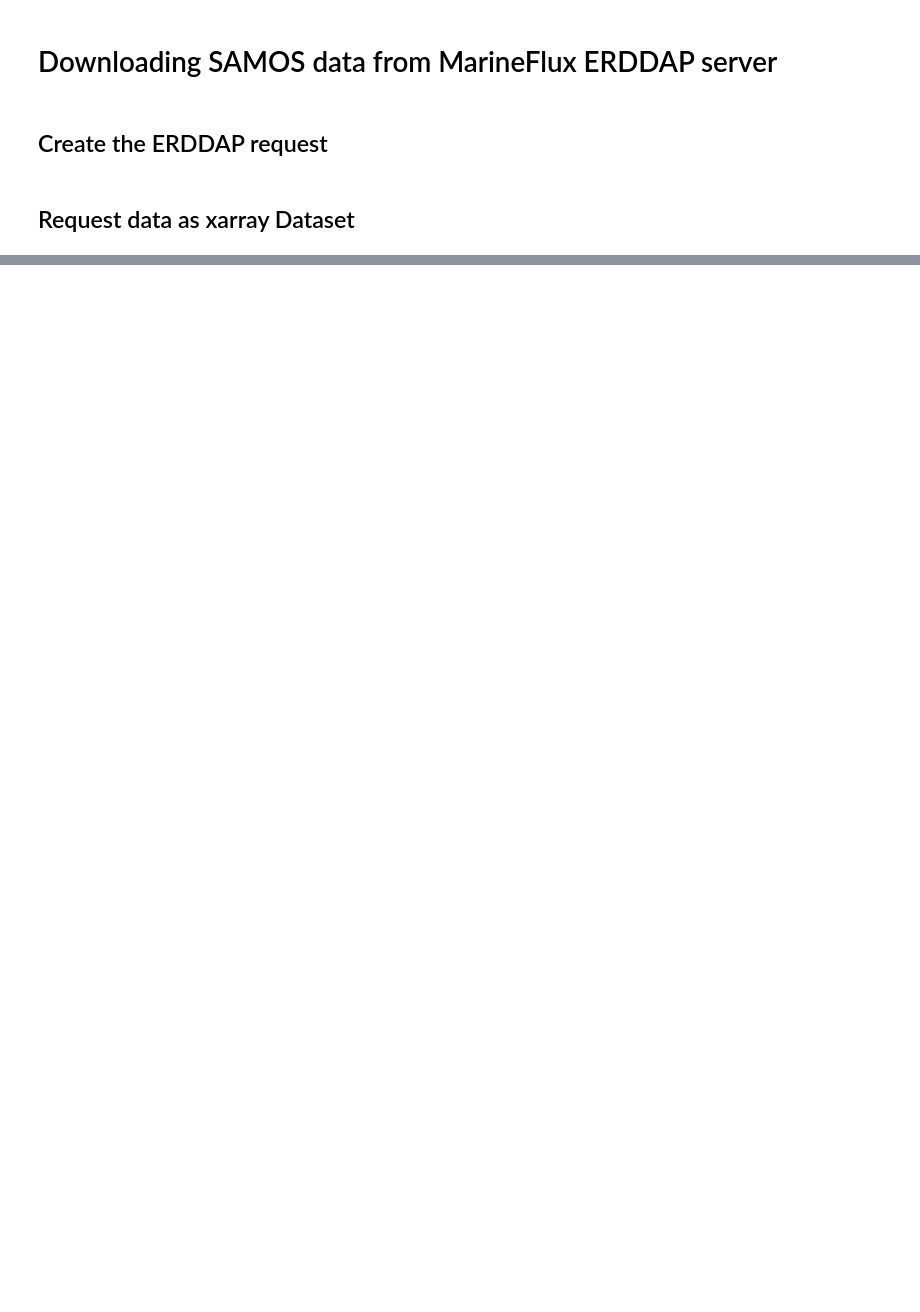
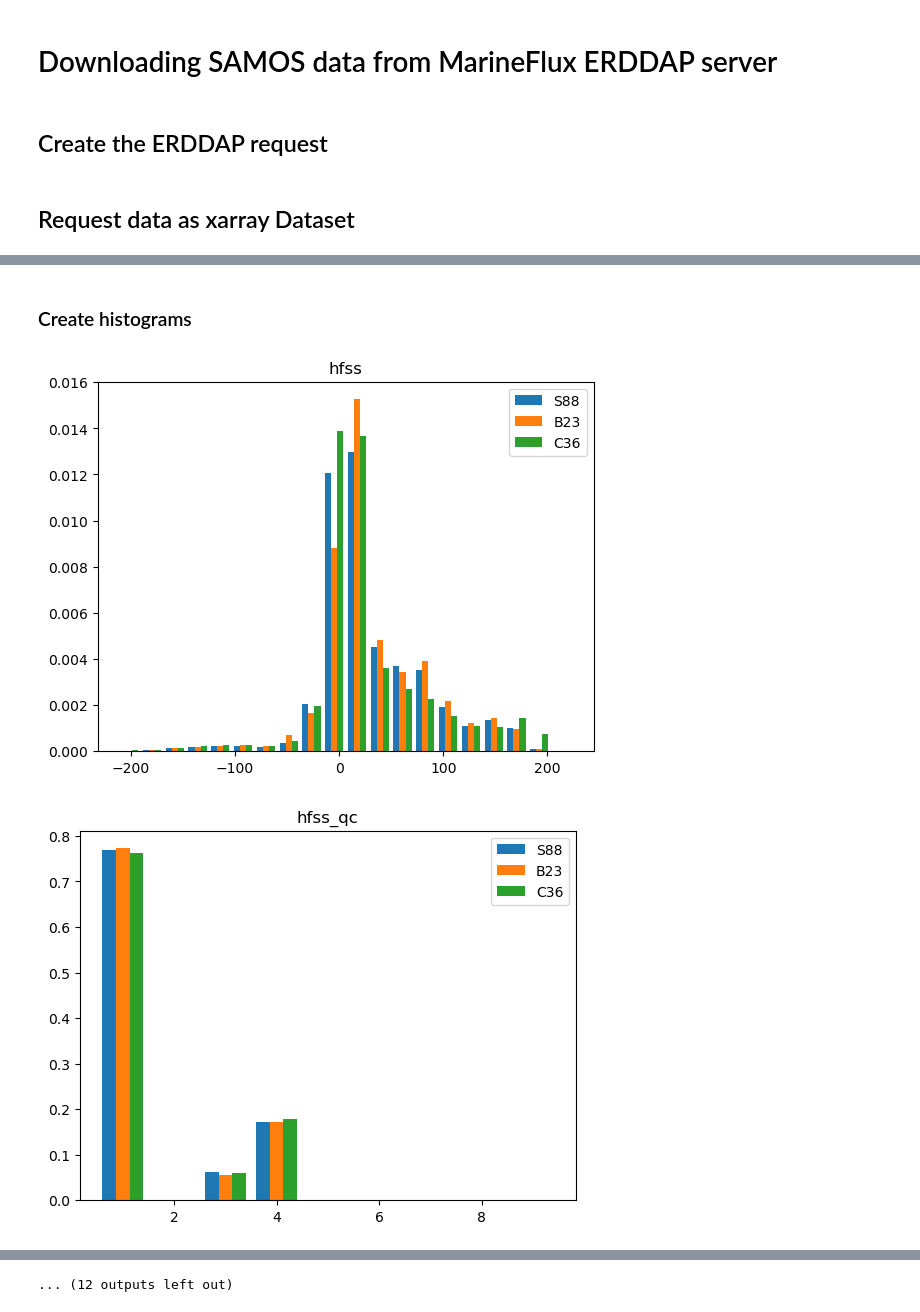
Before and after one commit to mcastells/marineflux_erddapy_demo, a Jupyter notebook: histo.ipynb, the cells around one changed output, grey strips where cells are left out. Cells and saved outputs as stored; diff of their text form; code cells hidden in the pictures; blank space fills up the shorter version.

Commit message:
histogram updates

```diff
--- a/histo.ipynb
+++ b/histo.ipynb
@@ -72,3 +57,0 @@ for algo in flux_algorithms:
-# %%
-for algo in flux_algorithms:
-    plt.hist(ds[algo]['z_over_L'], range=[-10,10])
@@ -77,8 +57,0 @@ for algo in flux_algorithms:
-# %%
-for algo in flux_algorithms:
-    plt.hist(ds[algo]['z_over_L'], bins=np.linspace(-5, 5, 100), label=algo)
-
-ax = plt.gca()
-plt.vlines([z_over_L_min, z_over_L_max], 0, 1, transform=ax.get_xaxis_transform(), colors='r')
-plt.suptitle(f'{start_time} - {end_time} | min_wind_speed: {min_wind_speed}')
-plt.legend()
@@ -88,9 +57,0 @@ plt.legend()
-# %%
-for algo in flux_algorithms:
-    over = np.where(ds[algo]['z_over_L'] > z_over_L_max)[0]
-    under = np.where(ds[algo]['z_over_L'] < z_over_L_min)[0]
-    total = len(ds[algo]['z_over_L'])
-    print(f'{algo = }')
-    print(f'z/L below {z_over_L_min}: {(100*len(under) / total):.2f}%')
-    print(f'z/L above {z_over_L_max}: {(100*len(over) / total):.2f}%')
-    print(f'z/L out of bounds: {(100*(len(over) + len(under)) / total):.2f}%')
@@ -105,0 +58,54 @@ z/L out of bounds: 19.03%
+# %% [markdown]
+### Create histograms
+# %%
+for var in vars:
+    y = []
+    for algo in flux_algorithms:
+
+        data = ds[algo][var].data
+        data[data==-9999.0] = np.nan
+        data[data==-8888.0] = np.nan
+
+        if f'{var}_qc' in ds[algo]:
+            good_indices = np.where((ds[algo][f'{var}_qc'].cf == 'good') == True)[0]
+            mask = np.zeros(len(data), dtype=bool)
+            mask[good_indices] = True
+            masked_data = data[mask]
+            data = masked_data
+
+        median = np.nanmedian(data)
+        std = np.nanstd(data)
+        lower_limit = median - (4 * std)
+        upper_limit = median + (4 * std)
+        if var == 'z_over_L':
+            lower_limit = -10
+            upper_limit = 10
+        elif var == 'q_10':
+            lower_limit = 0
+            upper_limit = 40
+        elif var == 'q_star':
+            lower_limit = -0.001
+            upper_limit = 0.001
+        elif var == 'zo_m':
+            lower_limit = 0
+            upper_limit = 0.002
+        data[data<lower_limit] = np.nan
+        data[data>upper_limit] = np.nan
+
+        y.append(data)
+
+    if '_qc' in var:
+        bins = [0.5, 1.5, 2.5, 3.5, 4.5, 8.5, 9.5]
+        range = (0, 10)
+    else:
+        bins = 20
+        range = None
+
+    plt.hist(y, bins=bins, range=range, density=True, label=['S88', 'B23', 'C36'])
+
+    plt.title(f'{var}')
+    plt.legend()
+    plt.show()
+# %% [output]
+[figure, added]
+[figure, added]
@@ -105,0 +122 @@ z/L out of bounds: 19.03%
+... (12 outputs left out)
```
Also changed, not shown: parts of 12 cells of this notebook.
